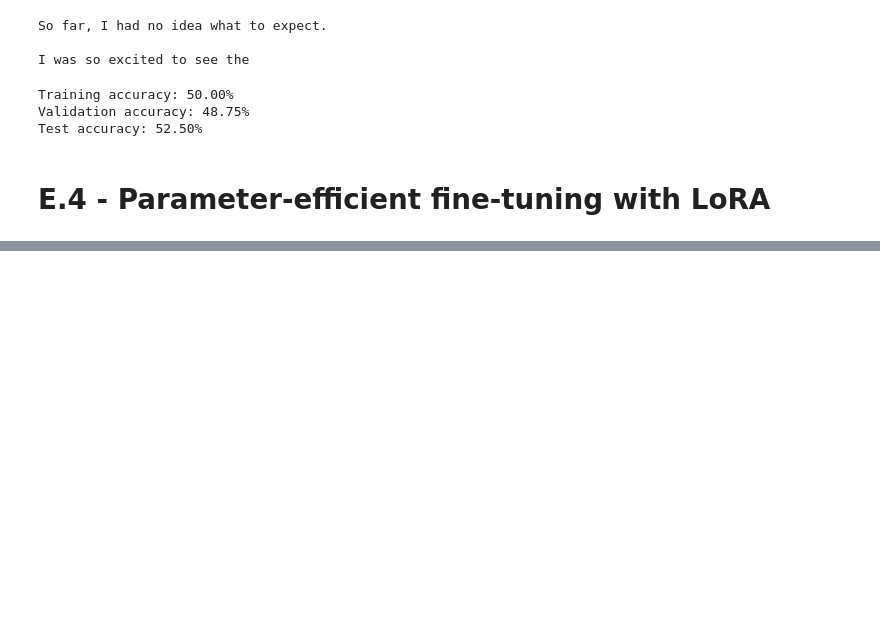
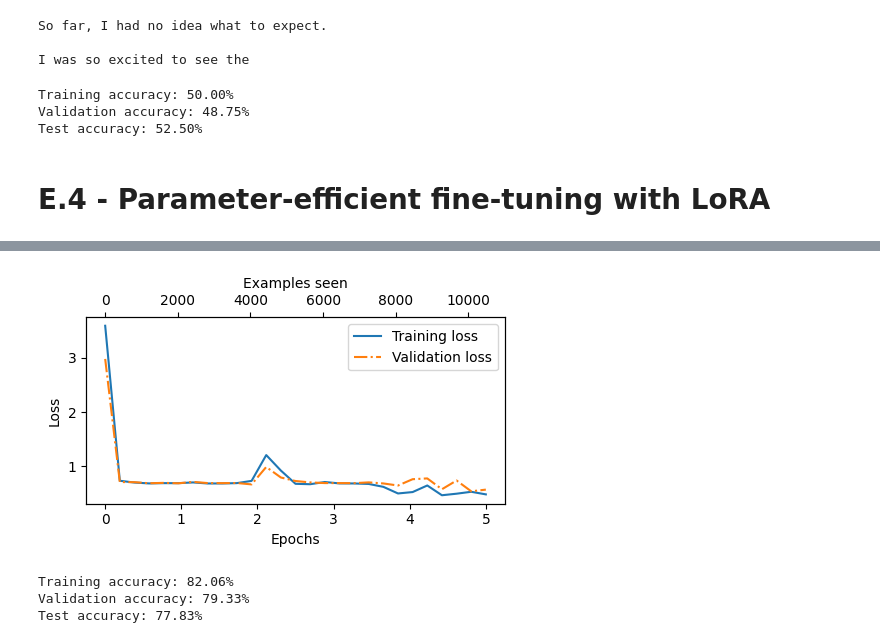
Before and after one commit to ChengGuo2000/Learning-Notes_LLM-from-Scratch, a Jupyter notebook: appendix-E-learn/appendix-E-code.ipynb, the cells around one changed output, grey strips where cells are left out. Cells and saved outputs as stored; diff of their text form; code cells hidden in the pictures; blank space fills up the shorter version.

```diff
--- a/appendix-E-learn/appendix-E-code.ipynb
+++ b/appendix-E-learn/appendix-E-code.ipynb
@@ -131,0 +182,5 @@ Test accuracy: 52.50%
+# %%
+# Verify that the layers have been modified as intended
+device = torch.device("cuda" if torch.cuda.is_available() else "cpu")
+model.to(device)
+print(model)
@@ -131,0 +218,16 @@ Test accuracy: 52.50%
+# %%
+# Fine-tuning a model with LoRA layers
+import time
+from previous_chapters import train_classifier_simple
+
+start_time = time.time()
+torch.manual_seed(123)
+optimizer = torch.optim.AdamW(model.parameters(), lr=8e-4, weight_decay=0.1)
+num_epochs = 5
+train_losses, val_losses, train_accs, val_accs, examples_seen = train_classifier_simple(
+    model, train_loader, val_loader, optimizer, device,
+    num_epochs=num_epochs, eval_freq=50, eval_iter=5,
+)
+end_time = time.time()
+execution_time_minutes = (end_time - start_time) / 60
+print(f"Training completed in {execution_time_minutes:.2f} minutes.")
@@ -131,0 +252,20 @@ Test accuracy: 52.50%
+# %%
+# Visualize the loss curves
+from previous_chapters import plot_values
+epochs_tensor = torch.linspace(0, num_epochs, len(train_losses))
+examples_seen_tensor = torch.linspace(0, examples_seen, len(train_losses))
+plot_values(epochs_tensor, examples_seen_tensor, train_losses, val_losses, label="loss")
+# %% [output]
+[figure, added]
+# %%
+# Calculate the accuracy on the full dataset
+train_accuracy = calc_accuracy_loader(train_loader, model, device)
+val_accuracy = calc_accuracy_loader(val_loader, model, device)
+test_accuracy = calc_accuracy_loader(test_loader, model, device)
+print(f"Training accuracy: {train_accuracy*100:.2f}%")
+print(f"Validation accuracy: {val_accuracy*100:.2f}%")
+print(f"Test accuracy: {test_accuracy*100:.2f}%")
+# %% [output]
+Training accuracy: 82.06%
+Validation accuracy: 79.33%
+Test accuracy: 77.83%
```
Also changed, not shown: parts of 9 cells of this notebook, 2 other files.
